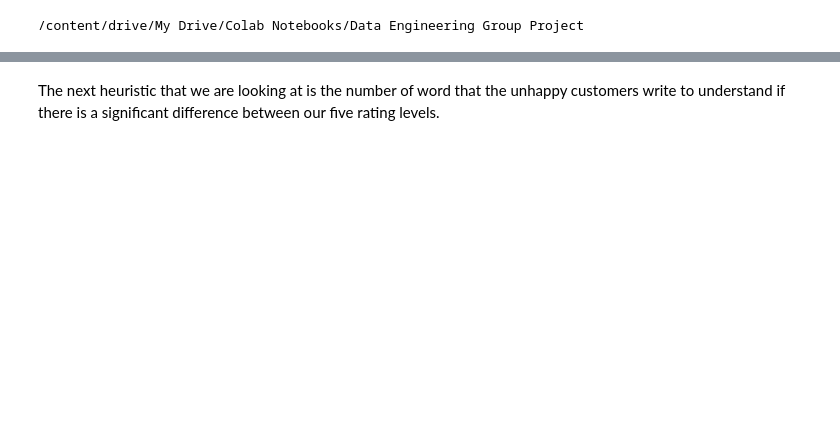
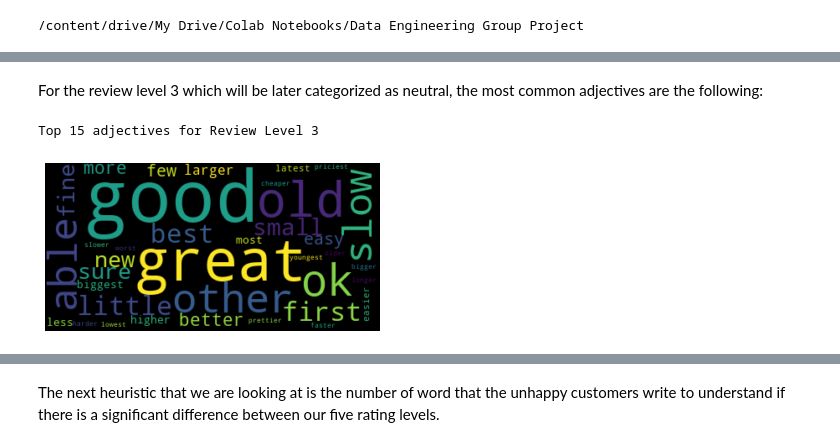
Before and after one commit to ioanabuze/DE_Group_Project_2020, a Jupyter notebook: Amazon_Review_Weak_Labelling_Function.ipynb, the cells around one changed output, grey strips where cells are left out. Cells and saved outputs as stored; diff of their text form; code cells hidden in the pictures; blank space fills up the shorter version.

```diff
--- a/Amazon_Review_Weak_Labelling_Function.ipynb
+++ b/Amazon_Review_Weak_Labelling_Function.ipynb
@@ -266,0 +262,10 @@ We define constants to represent the class labels for:
+# %% [markdown]
+
+For the review level 3 which will be later categorized as neutral, the most common adjectives are the following:
+# %%
+print("Top 15 adjectives for Review Level 3")
+txt = word_tokenize(' '.join(row.reviews_text for row in amazon_reviews_level3.select('reviews_text').collect()))
+wondcloud_func(top15_frequent_adjectives(txt))
+# %% [output]
+Top 15 adjectives for Review Level 3
+[figure, added]
```
Also changed, not shown: parts of 86 cells of this notebook.
